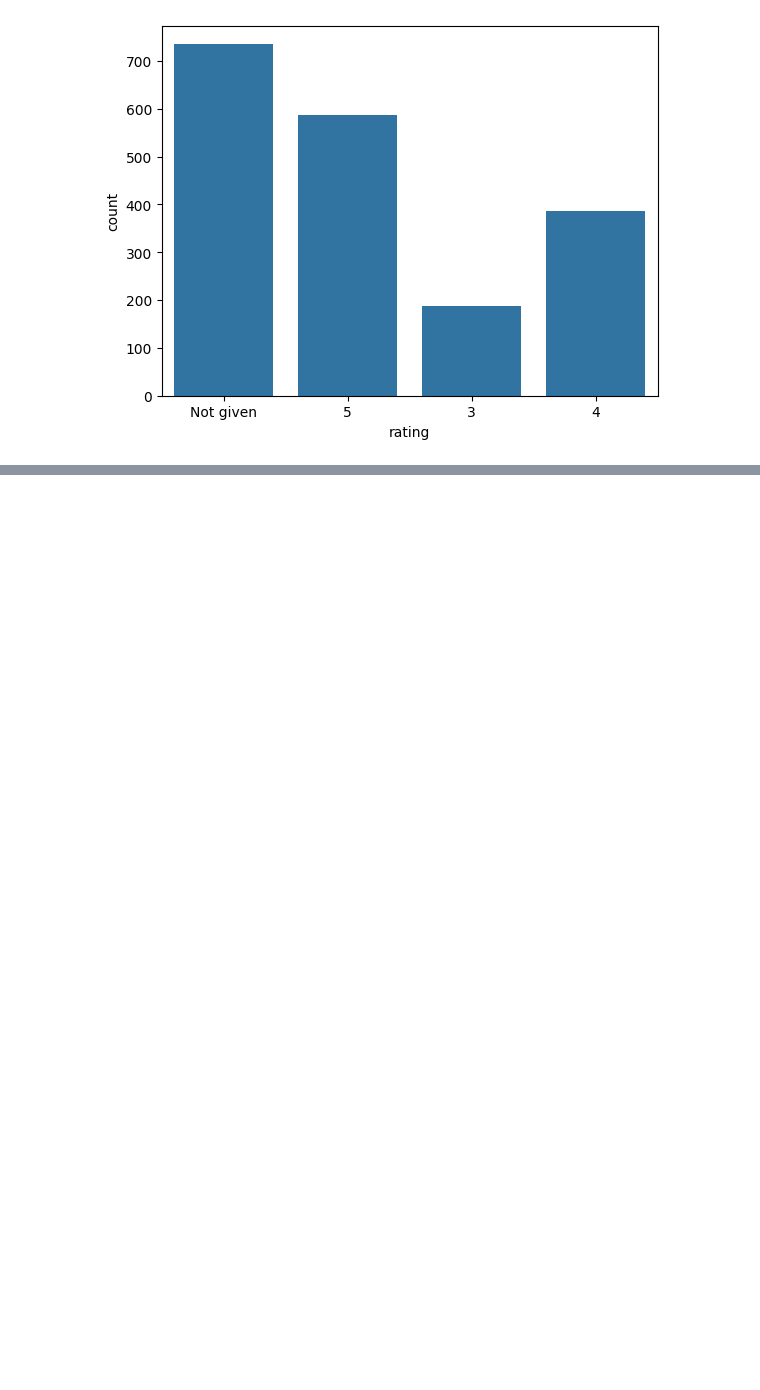
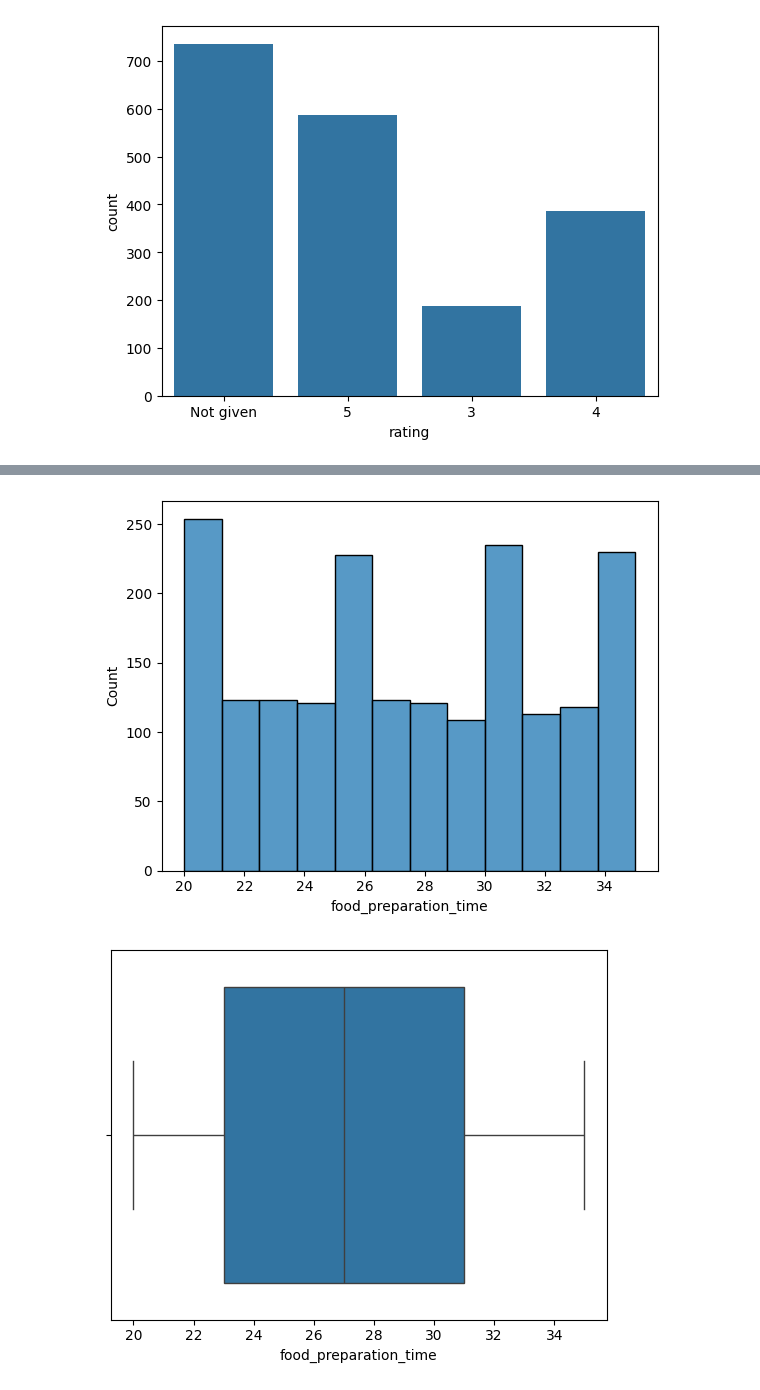
Before and after one commit to gilsontmanyika/KAGGLE-ANALYTICS, a Jupyter notebook: foodhub-analysis-by-gilson.ipynb, the cells around one changed output, grey strips where cells are left out. Saved outputs shown, nothing was run; the diff lists cells and outputs as text; code cells hidden in the pictures; blank space fills up the shorter version.

```diff
--- a/foodhub-analysis-by-gilson.ipynb
+++ b/foodhub-analysis-by-gilson.ipynb
@@ -143,0 +197,9 @@ sns.countplot(data = df, x = 'rating')
+# %%
+#Food preparation time
+sns.histplot(data=df,x='food_preparation_time')
+plt.show()
+sns.boxplot(data=df,x='food_preparation_time')
+plt.show()
+# %% [output]
+[figure, added]
+[figure, added]
```
Also changed, not shown: parts of 21 cells of this notebook.
